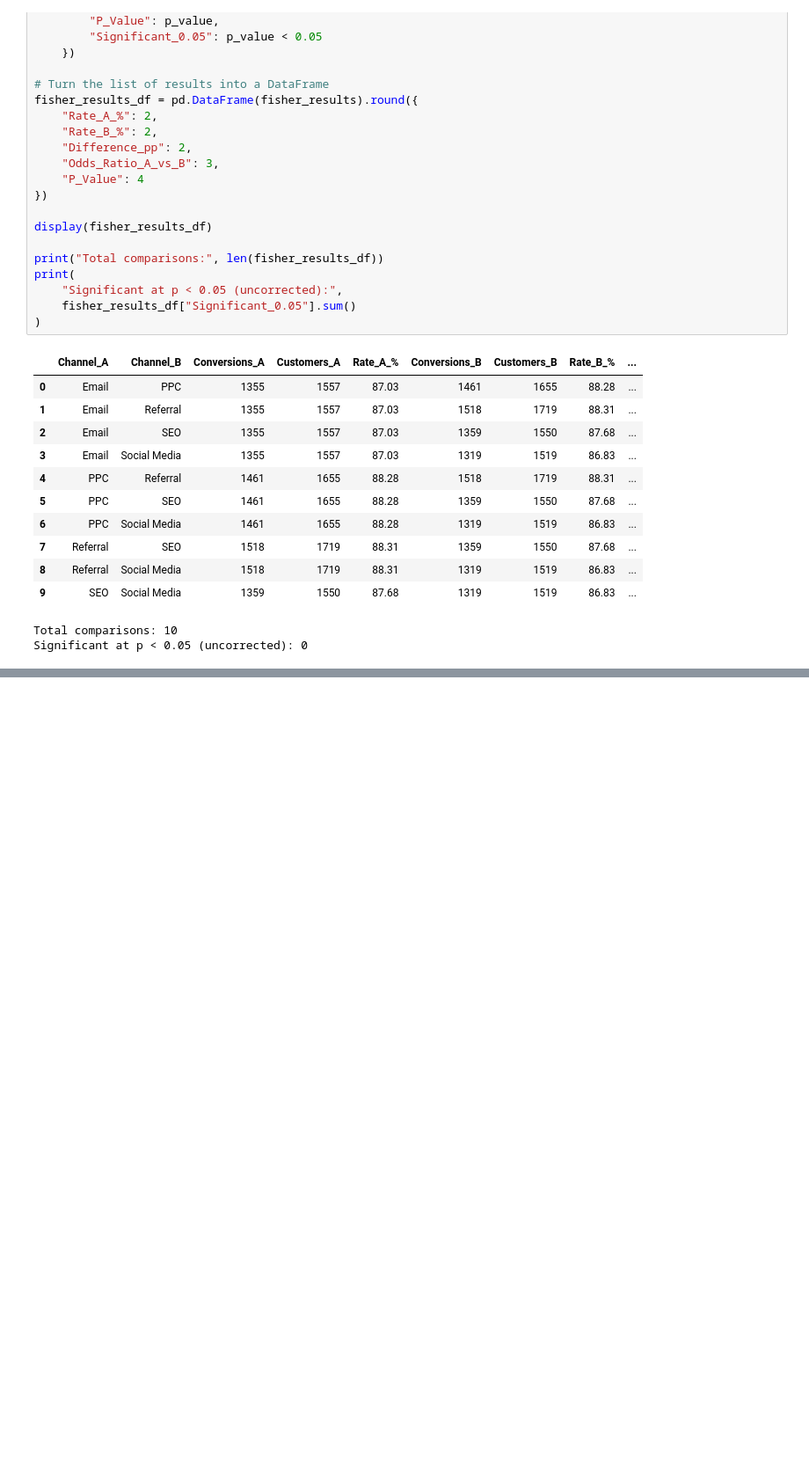
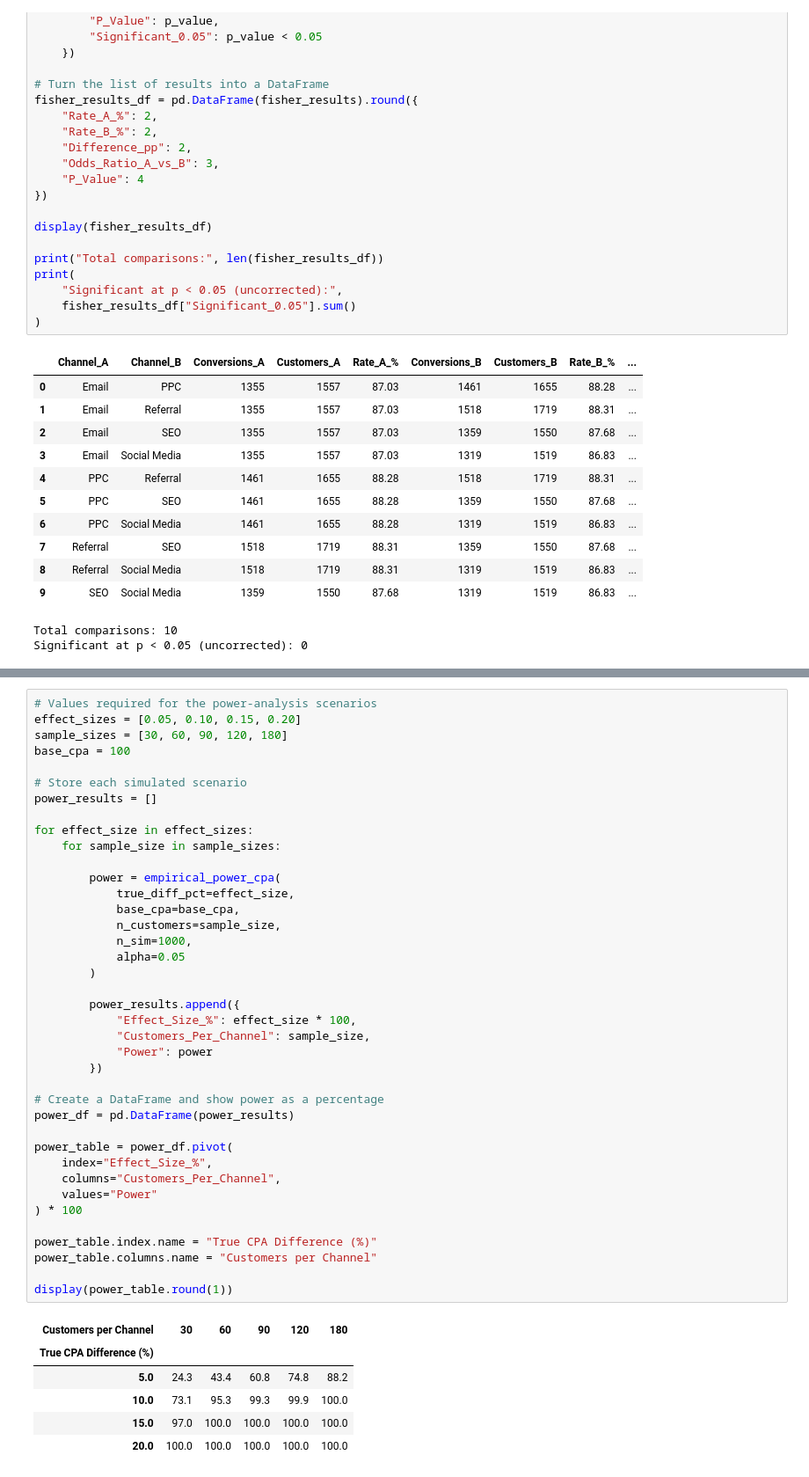
Before and after one commit to ai-consulting-bootcamp/lab-statistical-analysis, a Jupyter notebook: lab_statistical_analysis_Andreas_Papachristophorou/statistical_analysis.ipynb, the cells around one changed output, grey strips where cells are left out. Shown at 88% size. Saved outputs shown, nothing was run; the diff lists cells and outputs as text; blank space fills up the shorter version.

```diff
--- a/lab_statistical_analysis_Andreas_Papachristophorou/statistical_analysis.ipynb
+++ b/lab_statistical_analysis_Andreas_Papachristophorou/statistical_analysis.ipynb
@@ -366,0 +588,46 @@ Significant at p < 0.05 (uncorrected): 0
+# %%
+# Values required for the power-analysis scenarios
+effect_sizes = [0.05, 0.10, 0.15, 0.20]
+sample_sizes = [30, 60, 90, 120, 180]
+base_cpa = 100
+
+# Store each simulated scenario
+power_results = []
+
+for effect_size in effect_sizes:
+    for sample_size in sample_sizes:
+
+        power = empirical_power_cpa(
+            true_diff_pct=effect_size,
+            base_cpa=base_cpa,
+            n_customers=sample_size,
+            n_sim=1000,
+            alpha=0.05
+        )
+
+        power_results.append({
+            "Effect_Size_%": effect_size * 100,
+            "Customers_Per_Channel": sample_size,
+            "Power": power
+        })
+
+# Create a DataFrame and show power as a percentage
+power_df = pd.DataFrame(power_results)
+
+power_table = power_df.pivot(
+    index="Effect_Size_%",
+    columns="Customers_Per_Channel",
+    values="Power"
+) * 100
+
+power_table.index.name = "True CPA Difference (%)"
+power_table.columns.name = "Customers per Channel"
+
+display(power_table.round(1))
+# %% [output]
+| Customers per Channel | 30 | 60 | 90 | 120 | 180 |
+| True CPA Difference (%) |  |  |  |  |  |
+| 5.0 | 24.3 | 43.4 | 60.8 | 74.8 | 88.2 |
+| 10.0 | 73.1 | 95.3 | 99.3 | 99.9 | 100.0 |
+| 15.0 | 97.0 | 100.0 | 100.0 | 100.0 | 100.0 |
+| 20.0 | 100.0 | 100.0 | 100.0 | 100.0 | 100.0 |
```
Also changed, not shown: parts of 11 cells of this notebook, 10 other files.
